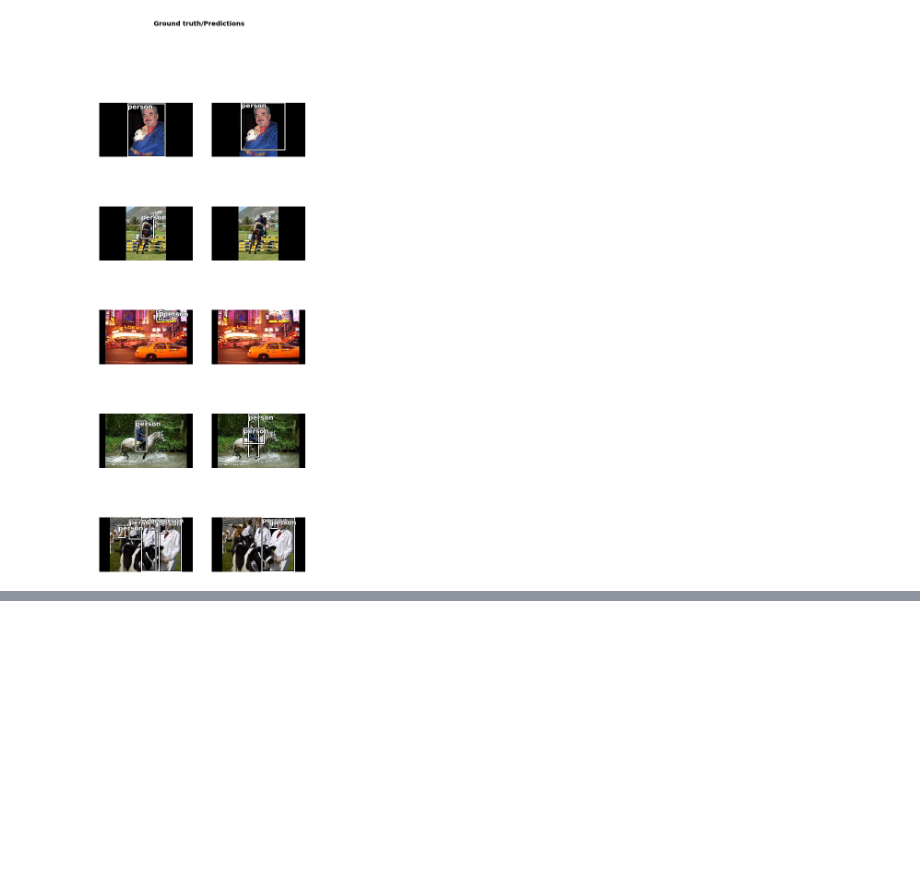
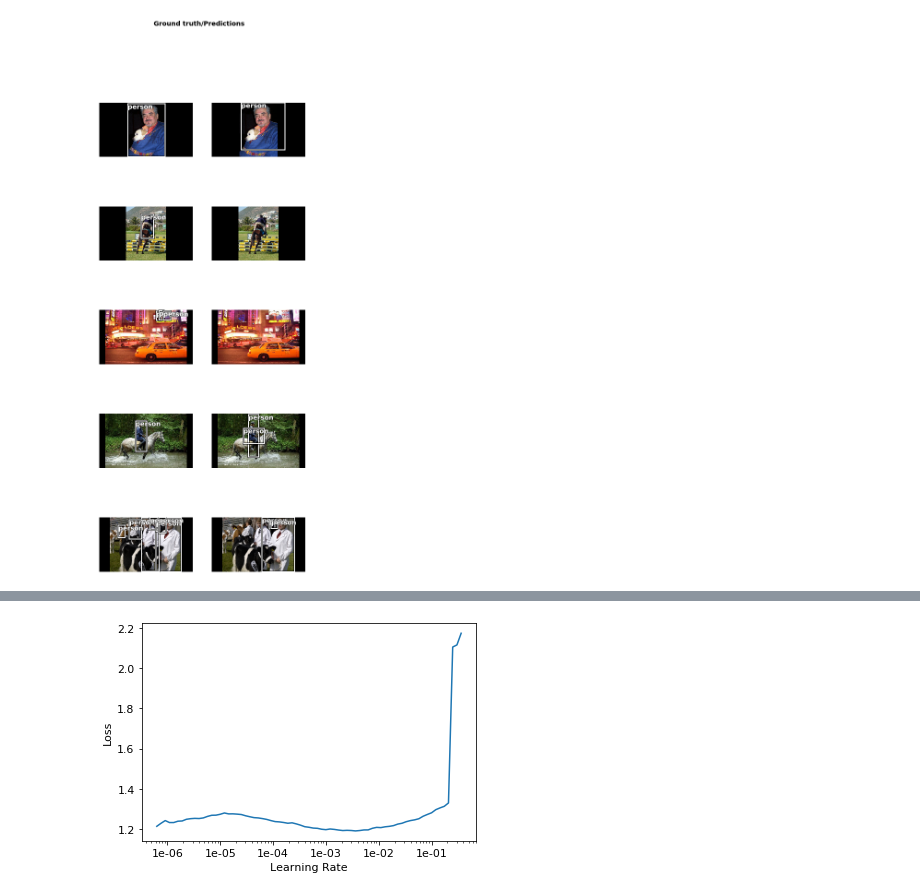
Before and after one commit to Mersive-Technologies/yolov3, a Jupyter notebook: fastai.ipynb, the cells around one changed output, grey strips where cells are left out. Cells and saved outputs as stored; diff of their text form; code cells hidden in the pictures; blank space fills up the shorter version.

```diff
--- a/fastai.ipynb
+++ b/fastai.ipynb
@@ -103 +93,5 @@ val_loss
+# %%
+learner.recorder.plot()
+# %% [output]
+[figure, added]
 # %%
```
Also changed, not shown: parts of 26 cells of this notebook, 2 other files.
